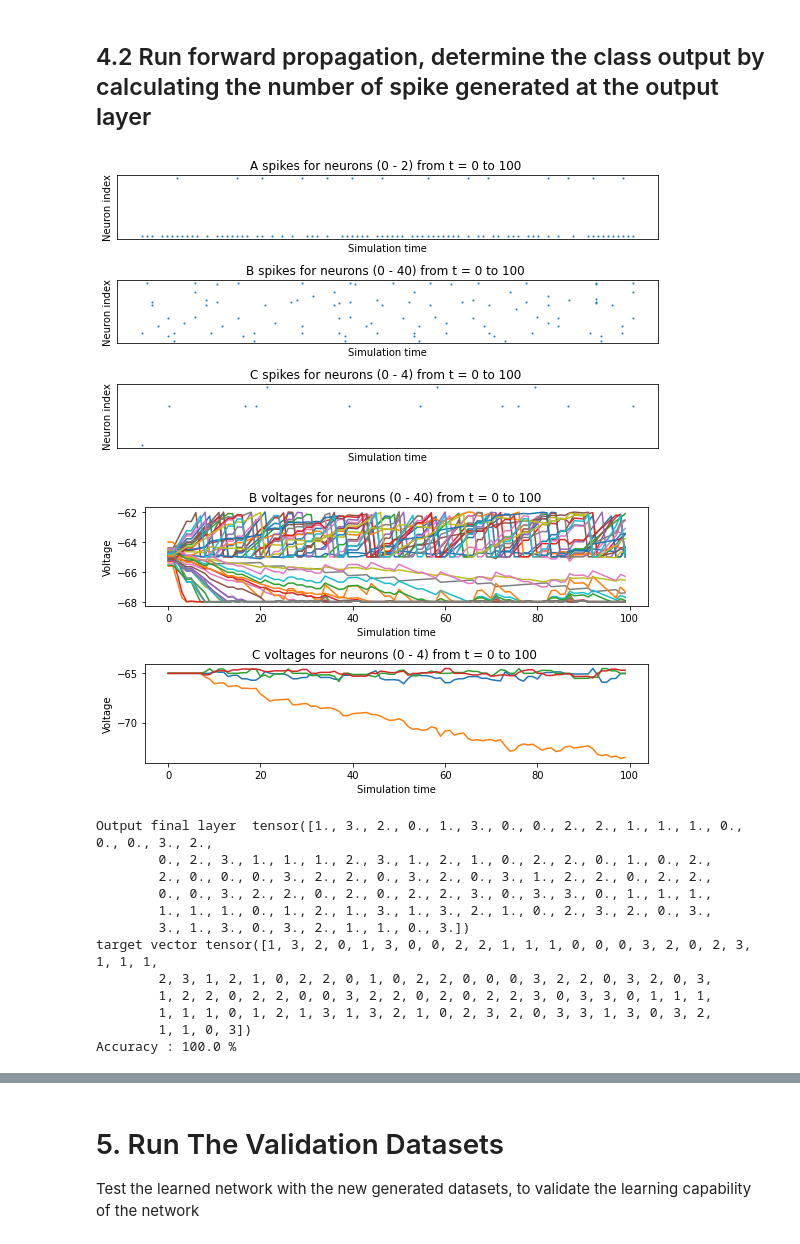
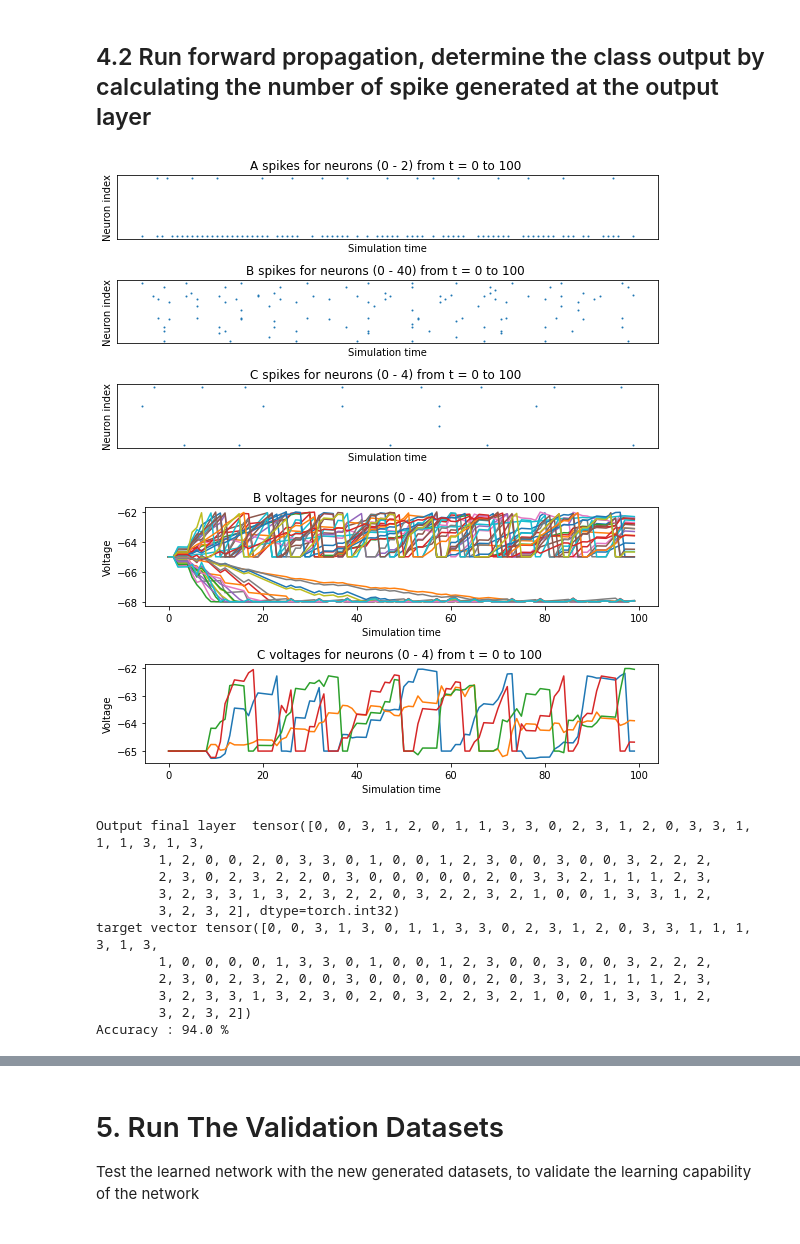
Before and after one commit to aravsi77/spiking_neural_network_thesis, a Jupyter notebook: modulation_class_snn_enabling_sbp.ipynb, the cells around one changed output, grey strips where cells are left out. Drawn from its saved outputs; the diff is of its cells as text; code cells hidden in the pictures.

Commit message:
improved inference process by determine the 1st spike that arrive

```diff
--- a/modulation_class_snn_enabling_sbp.ipynb
+++ b/modulation_class_snn_enabling_sbp.ipynb
@@ -203,7 +222,7 @@ c = np.zeros(N_samples) + 1j*np.zeros(N_samples)
 s = np.random.randint(M, size= N_samples) #generate N number of symbols
 
 for i,val in enumerate(s):#assign symbol to certain constellation signal
-    c[i] = qam[val] #change this to choose between psk and qam modulation scheme
+    c[i] = psk[val] #change this to choose between psk and qam modulation scheme
 
 n = np.random.randn( N_samples ) + 1j * np.random.randn( N_samples ) #complex noise
 z = c + np.sqrt( sigma2_n / 2)*n
@@ -215,7 +234,7 @@ z = torch.from_numpy(z)
 plt.plot( np.real( z ), np.imag( z ), '.', markersize = 12  )
 plt.xlim( (-2.5, 2.5) )
 plt.ylim( (-2.5, 2.5) )
-plt.title('%d - QAM Constellation diagram '%M)
+plt.title('%d - PSK Constellation diagram '%M)
 plt.xlabel('Re')
 plt.ylabel('Img')
 plt.grid(True)
@@ -224,7 +243,7 @@ plt.show()
 plt.plot( np.real( z )+1, np.imag( z )+1, '.', markersize = 12  )
 plt.xlim( (-2.5, 2.5) )
 plt.ylim( (-2.5, 2.5) )
-plt.title('%d - QAM Constellation diagram after shifted'%M)
+plt.title('%d - PSK Constellation diagram after shifted'%M)
 plt.xlabel('Re')
 plt.ylabel('Img')
 plt.grid(True)
@@ -243,7 +262,7 @@ network.layers["B"].reset_state_variables() #reset neuron internal voltage
 #convert all the amplitude data into the spike rate
 mod_type = "cplx"
 
-max_rate = 500 #maximum rate in Hz
+max_rate = 600 #maximum rate in Hz
 rate = torch.zeros(z.shape)
 input_data = torch.zeros(N_samples*Time,nodes[0],device=device)
 
@@ -342,8 +357,8 @@ the following are the procedure to do Backpropagation Algorithm <br>
 dt = torch.linspace(0,Time-1,Time) #the time axis
 ref_spike = torch.exp(-dt/tau_m).to(device) ##spike referrence
 
-num_epoch = 50 #number of epochs
-learn_rate = 0.04 #the learning rate
+num_epoch = 100 #number of epochs
+learn_rate = 0.08 #the learning rate
 L = torch.zeros(num_epoch)
 l = torch.zeros(N_samples)
 ACC = torch.zeros(num_epoch)
@@ -424,7 +439,8 @@ for epoch in range(num_epoch): #loop for every epochs
     ACC[epoch] = (torch.sum(y_pred==s)*100)/N_samples
     #print epochs and loss
     print("epochs %d, time@epoch %1.2f ms, loss=%f, acc= %1.2f %%,  "%(epoch,el_time,L[epoch].item(),ACC[epoch].item()))
-    if (L[epoch] < 0.025) or (ACC[epoch] > 99.0):
+    #if (L[epoch] < 0.025) or (ACC[epoch] > 99.0):
+    if (L[epoch] < 0.015):
         break #stop the loop
 # %% [markdown]
 # 4. Run The Final Prediction
@@ -548,9 +569,12 @@ plt.show()
 # %% [markdown]
 ## 4.2 Run forward propagation, determine the class output by calculating the number of spike generated at the output layer
-# %%
-#set the membrane voltage threshold with some small value from v_rest
-network.layers["C"].thresh = -64.5 * torch.ones(nodes[2])
 # %%
+#set the membrane voltage threshold with some small value from v_rest
+network.layers["C"].thresh = -62.0 * torch.ones(nodes[2])
+#reset state variables
+network.layers["C"].reset_state_variables()
+network.layers["B"].reset_state_variables()
+
 
 #run the final prediction
 y_pred_run = torch.zeros(N_samples)
@@ -562,46 +586,54 @@ for j in range(N_samples):
 
     spikes = {
         "A": network.monitors['A'].get('s'),
         "B": network.monitors['B'].get("s"),
         "C": network.monitors['C'].get("s"),
     }
     voltages = {"B": network.monitors['B'].get("v"),
                 "C": network.monitors['C'].get("v")}
 
     if (j==49):#select random data to plot
         #plot the result
         plt.ioff()
         plot_spikes(spikes)
         plot_voltages(voltages, plot_type="line")
         plt.show()
 
     #fetch the spike signal at the output layer
     a_out = torch.sum(network.monitors['C'].get("s").squeeze(),dim=0)
+
     #print(a_out)
     #determine the coresponding classs
-    y_pred_run[j] = torch.argmax(a_out,dim=0)
+
+    #check if the output spike have the same number of spike
+    if((sum(a_out)<=10) and (a_out.unique().size()!=a_out.size())):
+    #if((a_out.unique().size()!=a_out.size())):
+        y_pred_run[j] = (spikes["C"].squeeze().int()==1).nonzero()[0,1] #classify by determining the first spike that arrives
+    else:
+        y_pred_run[j] = torch.argmax(a_out,dim=0)
+
+
     #print(y_pred_run[j])
     #reset state variables
     network.layers["C"].reset_state_variables()
     network.layers["B"].reset_state_variables()
 
-print("Output final layer ",y_pred_run)
+print("Output final layer ",y_pred_run.int())
 print("target vector %s"%s)
 #calculate accuracy
 accr = (torch.sum(y_pred_run==s)*100/N_samples)
 print("Accuracy : "+str(accr.item())+" % ")
 # %% [output]
-[figure, old version]
+[figure, new version]
-[figure, old version]
+[figure, new version]
-Output final layer  tensor([1., 3., 2., 0., 1., 3., 0., 0., 2., 2., 1., 1., 1., 0., 0., 0., 3., 2.,
-        0., 2., 3., 1., 1., 1., 2., 3., 1., 2., 1., 0., 2., 2., 0., 1., 0., 2.,
-        2., 0., 0., 0., 3., 2., 2., 0., 3., 2., 0., 3., 1., 2., 2., 0., 2., 2.,
-        0., 0., 3., 2., 2., 0., 2., 0., 2., 2., 3., 0., 3., 3., 0., 1., 1., 1.,
-        1., 1., 1., 0., 1., 2., 1., 3., 1., 3., 2., 1., 0., 2., 3., 2., 0., 3.,
-        3., 1., 3., 0., 3., 2., 1., 1., 0., 3.])
-target vector tensor([1, 3, 2, 0, 1, 3, 0, 0, 2, 2, 1, 1, 1, 0, 0, 0, 3, 2, 0, 2, 3, 1, 1, 1,
-        2, 3, 1, 2, 1, 0, 2, 2, 0, 1, 0, 2, 2, 0, 0, 0, 3, 2, 2, 0, 3, 2, 0, 3,
-        1, 2, 2, 0, 2, 2, 0, 0, 3, 2, 2, 0, 2, 0, 2, 2, 3, 0, 3, 3, 0, 1, 1, 1,
-        1, 1, 1, 0, 1, 2, 1, 3, 1, 3, 2, 1, 0, 2, 3, 2, 0, 3, 3, 1, 3, 0, 3, 2,
-        1, 1, 0, 3])
-Accuracy : 100.0 %
+Output final layer  tensor([0, 0, 3, 1, 2, 0, 1, 1, 3, 3, 0, 2, 3, 1, 2, 0, 3, 3, 1, 1, 1, 3, 1, 3,
+        1, 2, 0, 0, 2, 0, 3, 3, 0, 1, 0, 0, 1, 2, 3, 0, 0, 3, 0, 0, 3, 2, 2, 2,
+        2, 3, 0, 2, 3, 2, 2, 0, 3, 0, 0, 0, 0, 0, 2, 0, 3, 3, 2, 1, 1, 1, 2, 3,
+        3, 2, 3, 3, 1, 3, 2, 3, 2, 2, 0, 3, 2, 2, 3, 2, 1, 0, 0, 1, 3, 3, 1, 2,
+        3, 2, 3, 2], dtype=torch.int32)
+target vector tensor([0, 0, 3, 1, 3, 0, 1, 1, 3, 3, 0, 2, 3, 1, 2, 0, 3, 3, 1, 1, 1, 3, 1, 3,
+        1, 0, 0, 0, 0, 1, 3, 3, 0, 1, 0, 0, 1, 2, 3, 0, 0, 3, 0, 0, 3, 2, 2, 2,
+        2, 3, 0, 2, 3, 2, 0, 0, 3, 0, 0, 0, 0, 0, 2, 0, 3, 3, 2, 1, 1, 1, 2, 3,
+        3, 2, 3, 3, 1, 3, 2, 3, 0, 2, 0, 3, 2, 2, 3, 2, 1, 0, 0, 1, 3, 3, 1, 2,
+        3, 2, 3, 2])
+Accuracy : 94.0 %
```
Also changed, not shown: parts of 17 cells of this notebook.
